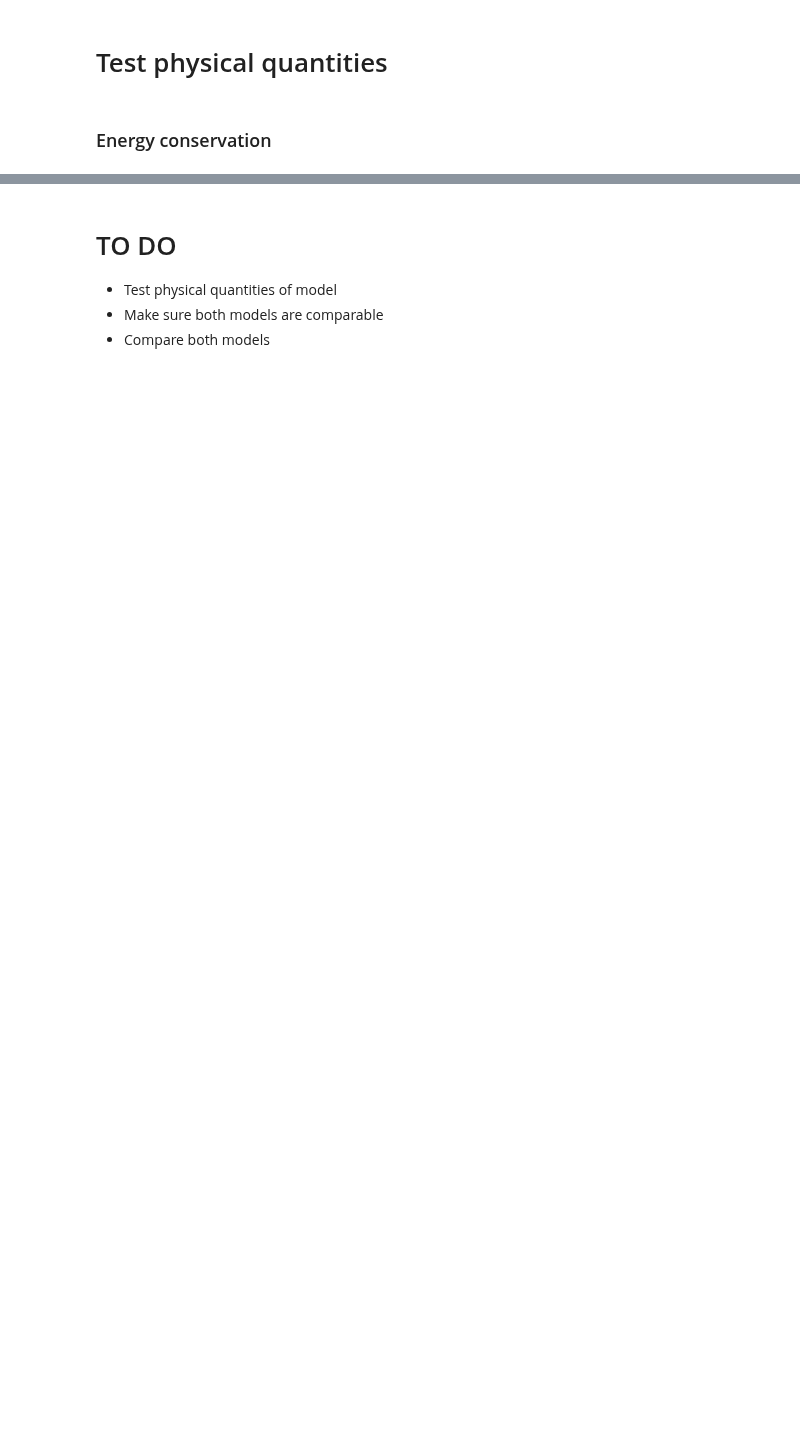
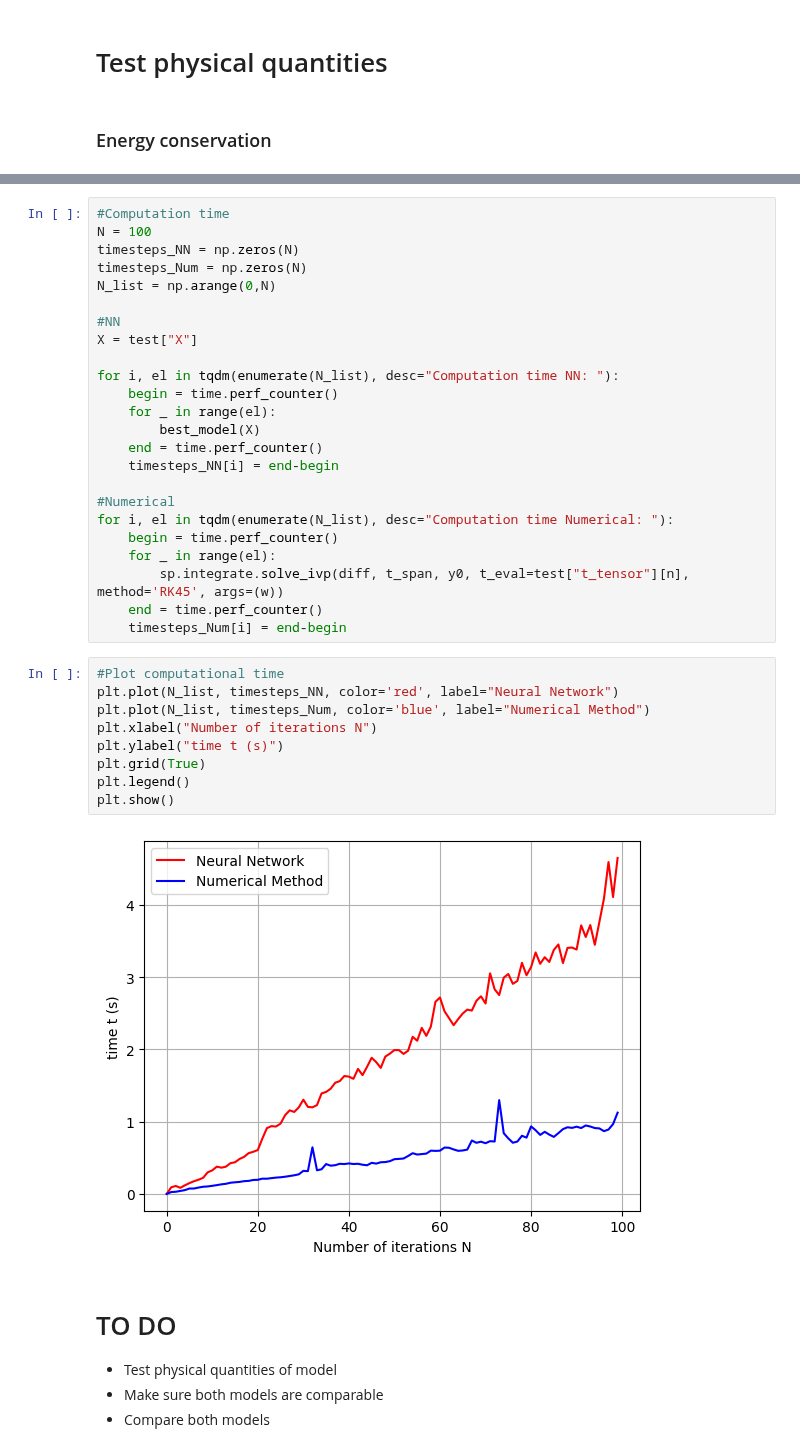
Before and after one commit to gvansan/Machine-learning-project, a Jupyter notebook: Harmonic Oscillator.ipynb, the cells around one changed output, grey strips where cells are left out. Drawn from its saved outputs; the diff is of its cells as text; blank space fills up the shorter version.

Commit message:
added computational time

```diff
--- a/Harmonic Oscillator.ipynb
+++ b/Harmonic Oscillator.ipynb
@@ -580,3 +581,38 @@ Max relative deviation = 6.389415e+01
+# %%
+#Computation time
+N = 100
+timesteps_NN = np.zeros(N)
+timesteps_Num = np.zeros(N)
+N_list = np.arange(0,N)
+
+#NN
+X = test["X"]
+
+for i, el in tqdm(enumerate(N_list), desc="Computation time NN: "):
+    begin = time.perf_counter()
+    for _ in range(el):
+        best_model(X)
+    end = time.perf_counter()
+    timesteps_NN[i] = end-begin
+
+#Numerical
+for i, el in tqdm(enumerate(N_list), desc="Computation time Numerical: "):
+    begin = time.perf_counter()
+    for _ in range(el):
+        sp.integrate.solve_ivp(diff, t_span, y0, t_eval=test["t_tensor"][n], method='RK45', args=(w))
+    end = time.perf_counter()
+    timesteps_Num[i] = end-begin
+# %%
+#Plot computational time
+plt.plot(N_list, timesteps_NN, color='red', label="Neural Network")
+plt.plot(N_list, timesteps_Num, color='blue', label="Numerical Method")
+plt.xlabel("Number of iterations N")
+plt.ylabel("time t (s)")
+plt.grid(True)
+plt.legend()
+plt.show()
+# %% [output]
+[figure, added]
 # %% [markdown]
 # TO DO
 
```
Also changed, not shown: parts of 12 cells of this notebook.
